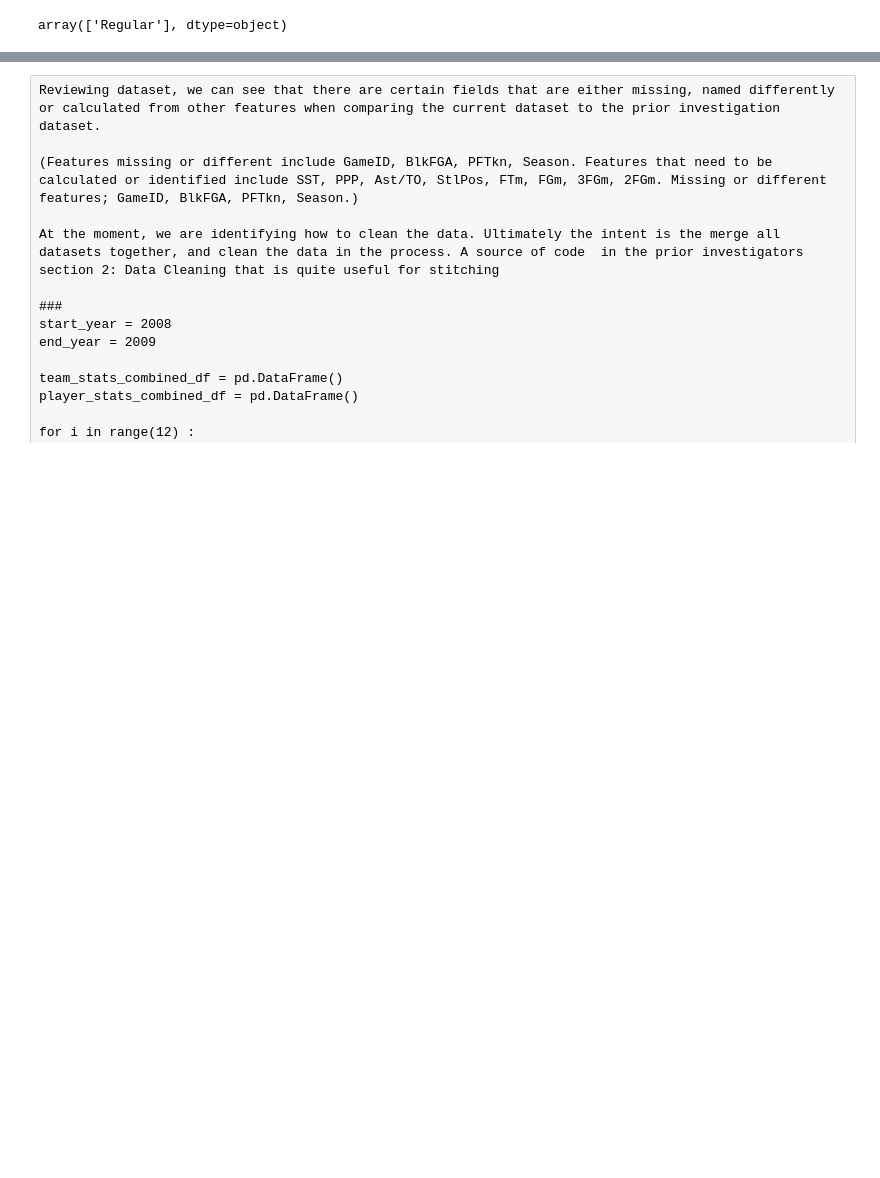
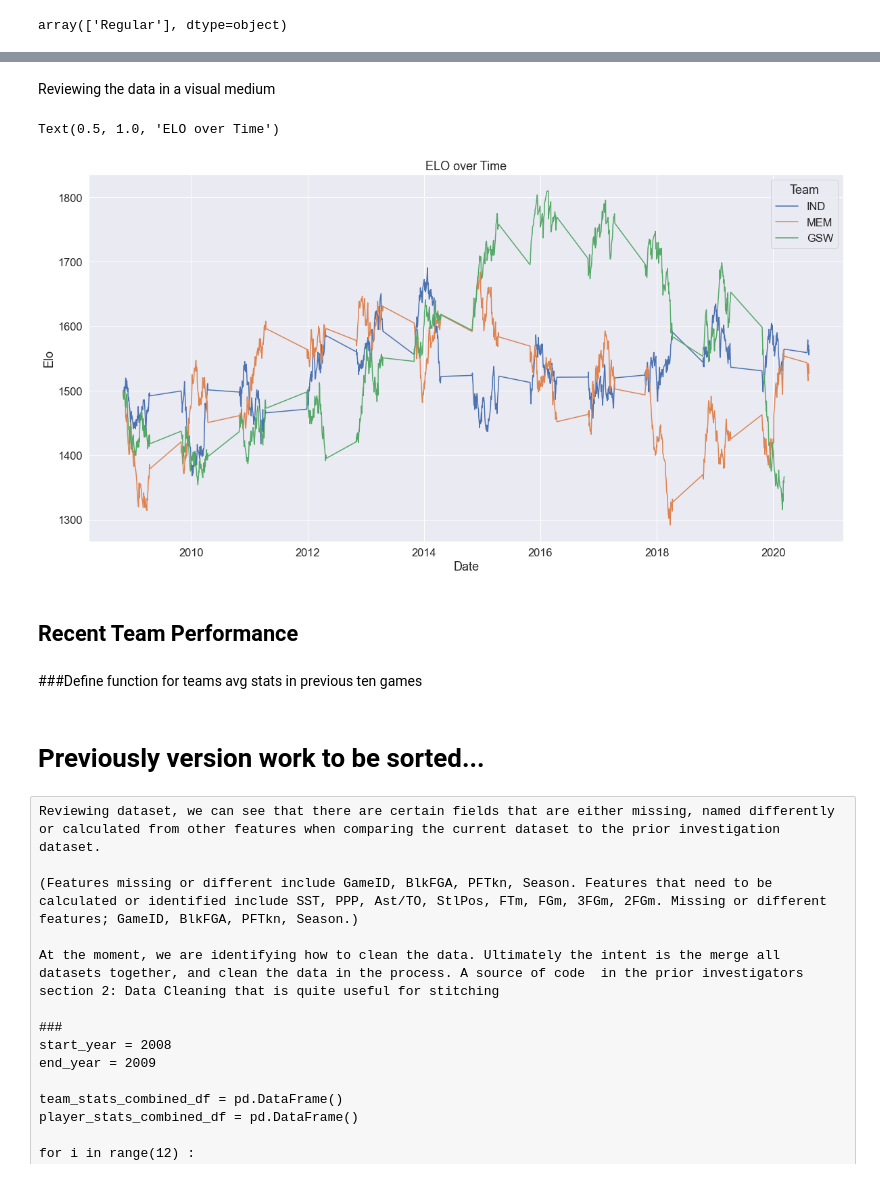
Before and after one commit to ElectricSheep007/UNH-Repo, a Jupyter notebook: DS_Guided_Capstone_2_Repo/virenv/Guided_Capstone_Project_2.ipynb, the cells around one changed output, grey strips where cells are left out. Drawn from its saved outputs; the diff is of its cells as text; code cells hidden in the pictures; blank space fills up the shorter version.

```diff
--- a/DS_Guided_Capstone_2_Repo/virenv/Guided_Capstone_Project_2.ipynb
+++ b/DS_Guided_Capstone_2_Repo/virenv/Guided_Capstone_Project_2.ipynb
@@ -566,0 +470,6 @@ elo_df = pd.DataFrame(columns=['Game_ID', 'H_Team', 'A_Team', 'H_Team_Elo_Before
+# %%
+team_stats.sort_values(by = 'Date', ascending = False, inplace=True)
+team_stats.reset_index(inplace = True, drop = True)
+# %%
+team_stats.columns = [col.replace('team', 'A_') for col in team_stats.columns]
+team_stats.columns = [col.replace('oppt', 'H_') for col in team_stats.columns]
@@ -566,0 +658,18 @@ elo_df = pd.DataFrame(columns=['Game_ID', 'H_Team', 'A_Team', 'H_Team_Elo_Before
+# %%
+#teams_elo_df.set_index(["Team"], append=True)
+#dataset = teams_elo_df.pivot(index="Team",values="Elo", columns="Date")
+dates = list(set([d.strftime("%m-%d-%Y") for d in teams_elo_df["Date"]]))
+dates = sorted(dates, key=lambda x: datetime.strptime(x, '%m-%d-%Y'))
+teams = team_stats["A_Team"]
+dataset = pd.DataFrame(columns=dates)
+dataset["Team"] = teams.drop_duplicates()
+dataset = dataset.set_index("Team")
+for index, row in teams_elo_df.iterrows():
+    date = row["Date"].strftime("%m-%d-%Y")
+    team = row["Team"]
+    elo = row["Elo"]
+    dataset[date][team] = elo
+
+teams_elo_df['Elo'] = teams_elo_df['Elo'].astype(float)
+
+elo_df
@@ -567,3 +690,34 @@ elo_df = pd.DataFrame(columns=['Game_ID', 'H_Team', 'A_Team', 'H_Team_Elo_Before
+# %% [markdown]
+Reviewing the data in a visual medium
+# %%
+%matplotlib inline
+import random
+
+def runningMeanFast(x, N):
+    return np.convolve(x, np.ones((N,))/N)[(N-1):]
+'''
+for index, row in dataset.sample(frac=0.2).iterrows():
+  sns.lineplot(data=row, x=dates, y=row.values)
+
+plt.set(xlabel="Dates")
+'''
+elos = teams_elo_df['Elo'].values
+#teams_elo_df['Elo_moving_average'] = runningMeanFast(elos, 15)
+plt.figure(figsize=(20,10))
+sample_teams = random.sample(list(teams), k=3)
+sns.set(font_scale=1.5)
+sampled_data = teams_elo_df.loc[teams_elo_df['Team'].isin(sample_teams)]
+sns.lineplot(data=sampled_data, x='Date', y='Elo', hue='Team')
+plt.title("ELO over Time")
+# %% [output]
+Text(0.5, 1.0, 'ELO over Time')
+[figure, added]
+# %% [markdown]
+## Recent Team Performance
+# %% [markdown]
+###Define function for teams avg stats in previous ten games
+# %% [markdown]
+# Previously version work to be sorted...
 # %%
 #website - "https://www.kaggle.com/heeebsinc/nbaseasonstats201820"
 #The above datasets are split into season from 2000 to 2020. We are only interested in 2008 - 2020.
```
Also changed, not shown: parts of 83 cells of this notebook.
